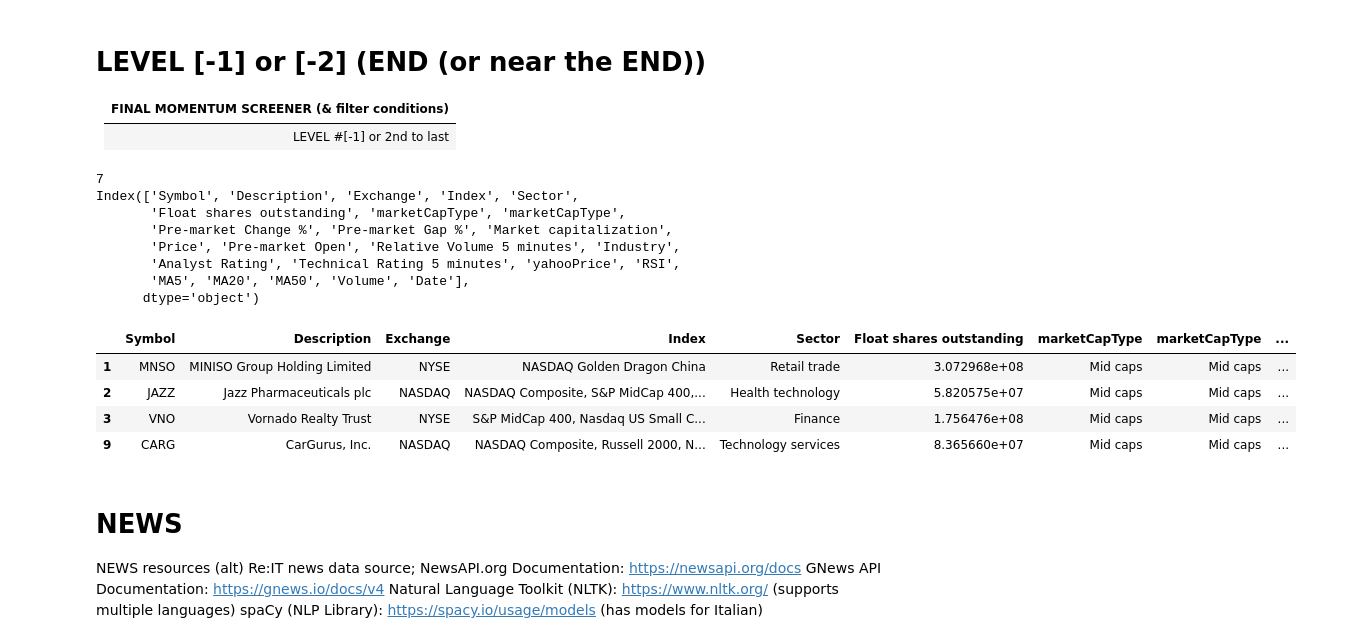
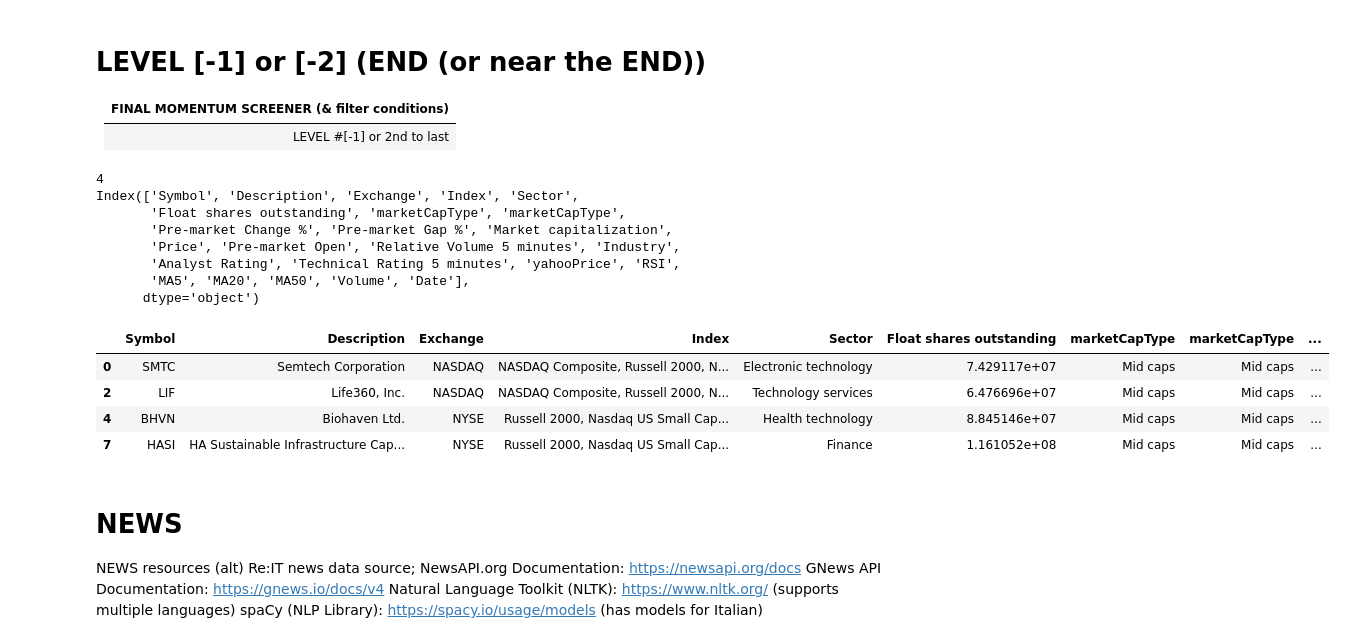
Before and after one commit to sudz4/sps, a Jupyter notebook: x_pre_market_gap_up_screener/main_dev_pmgus.ipynb, the cells around one changed output. Cells and saved outputs as stored; diff of their text form; code cells hidden in the pictures.

```diff
--- a/x_pre_market_gap_up_screener/main_dev_pmgus.ipynb
+++ b/x_pre_market_gap_up_screener/main_dev_pmgus.ipynb
@@ -34,8 +34,8 @@ std_file_name_str = 'tv_screen_gap-up_'
 
 #####---------------------#####
 # set the screen date
-# screen_date = '2024-11-26' # PROFIT
-screen_date = '2024-11-27' # MISS
+screen_date = '2024-11-26' # PROFIT
+# screen_date = '2024-11-27' # MISS
 
 #####---------------------#####
 
@@ -453,23 +473,23 @@ pmgus_sl_df = final_momentum_filter(explode_df)
 # %%
 print(len(pmgus_sl_df))
 print(pmgus_sl_df.columns)
 # print(pmgus_sl_df)
 
-pmgus_sl_df.head(4)
+pmgus_sl_df.head(10)
 # %% [output]
-7
+4
 Index(['Symbol', 'Description', 'Exchange', 'Index', 'Sector',
        'Float shares outstanding', 'marketCapType', 'marketCapType',
        'Pre-market Change %', 'Pre-market Gap %', 'Market capitalization',
        'Price', 'Pre-market Open', 'Relative Volume 5 minutes', 'Industry',
        'Analyst Rating', 'Technical Rating 5 minutes', 'yahooPrice', 'RSI',
        'MA5', 'MA20', 'MA50', 'Volume', 'Date'],
       dtype='object')
 |  | Symbol | Description | Exchange | Index | Sector | Float shares outstanding | marketCapType | marketCapType | ... |
-| 1 | MNSO | MINISO Group Holding Limited | NYSE | NASDAQ Golden Dragon China | Retail trade | 3.072968e+08 | Mid caps | Mid caps | ... |
-| 2 | JAZZ | Jazz Pharmaceuticals plc | NASDAQ | NASDAQ Composite, S&P MidCap 400,... | Health technology | 5.820575e+07 | Mid caps | Mid caps | ... |
-| 3 | VNO | Vornado Realty Trust | NYSE | S&P MidCap 400, Nasdaq US Small C... | Finance | 1.756476e+08 | Mid caps | Mid caps | ... |
-| 9 | CARG | CarGurus, Inc. | NASDAQ | NASDAQ Composite, Russell 2000, N... | Technology services | 8.365660e+07 | Mid caps | Mid caps | ... |
+| 0 | SMTC | Semtech Corporation | NASDAQ | NASDAQ Composite, Russell 2000, N... | Electronic technology | 7.429117e+07 | Mid caps | Mid caps | ... |
+| 2 | LIF | Life360, Inc. | NASDAQ | NASDAQ Composite, Russell 2000, N... | Technology services | 6.476696e+07 | Mid caps | Mid caps | ... |
+| 4 | BHVN | Biohaven Ltd. | NYSE | Russell 2000, Nasdaq US Small Cap... | Health technology | 8.845146e+07 | Mid caps | Mid caps | ... |
+| 7 | HASI | HA Sustainable Infrastructure Cap... | NYSE | Russell 2000, Nasdaq US Small Cap... | Finance | 1.161052e+08 | Mid caps | Mid caps | ... |
 # %%
 # export to csv
 short_list_fp_fn = f'/Users/sudz4/Desktop/SPS_local/sps/x_pre_market_gap_up_screener/pmgus_short_list_dataframe_output_{screen_date}.csv'
```
Also changed, not shown: parts of 10 cells of this notebook, 2 other files.
